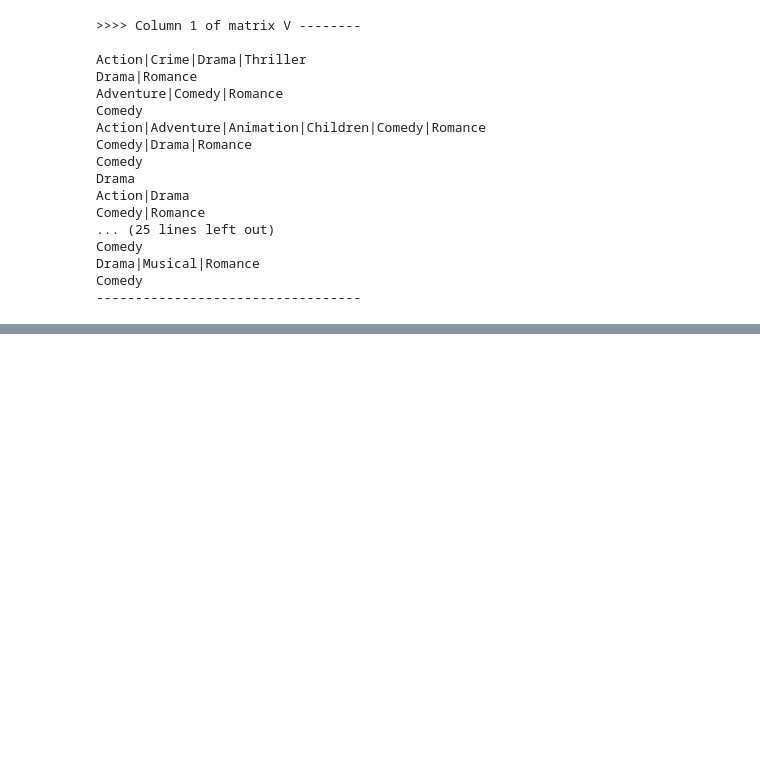
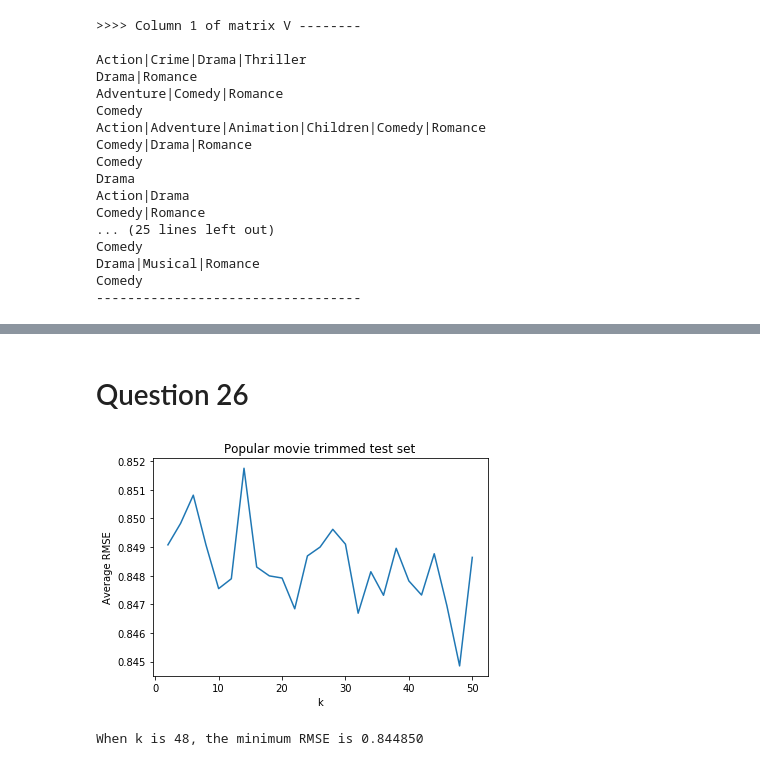
Before and after one commit to NaveganteX/Collaborative-Filtering-1, a Jupyter notebook: EE219_Project3.ipynb, the cells around one changed output, grey strips where cells are left out. Cells and saved outputs as stored; diff of their text form; code cells hidden in the pictures; blank space fills up the shorter version.

```diff
--- a/EE219_Project3.ipynb
+++ b/EE219_Project3.ipynb
@@ -701,0 +768,34 @@ Comedy
+# %% [markdown]
+# Question 26
+# %%
+from collections import Counter
+
+# k from 2 to 50 in step sizes of 2
+k_list = range(2,52,2)
+
+avg_rmse = []
+kf = KFold(n_splits=10)
+
+for k in k_list:
+    svd = SVD(n_factors=k, biased=True)
+    k_rmse = []
+
+    for trainset, testset in kf.split(data_in_ratings):
+        svd.fit(trainset)
+        predictions = svd.test(trimData(testset,'popMovi'))
+        k_rmse.append(accuracy.rmse(predictions, verbose=False))
+
+    avg_rmse.append(np.mean(k_rmse))
+
+plt.plot(k_list, avg_rmse)
+plt.title("Popular movie trimmed test set")
+plt.xlabel("k")
+plt.ylabel("Average RMSE")
+plt.show()
+
+minRMSE = min(avg_rmse)
+kMinRMSE = avg_rmse.index(min(avg_rmse))*2+2
+print("When k is %d, the minimum RMSE is %f" % (kMinRMSE, minRMSE))
+# %% [output]
+[figure, added]
+When k is 48, the minimum RMSE is 0.844850
```
Also changed, not shown: parts of 11 cells of this notebook.
